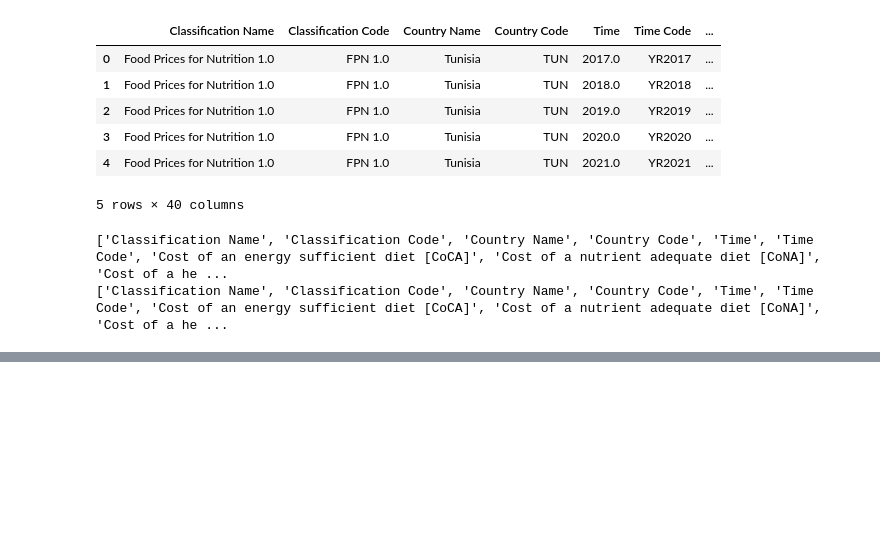
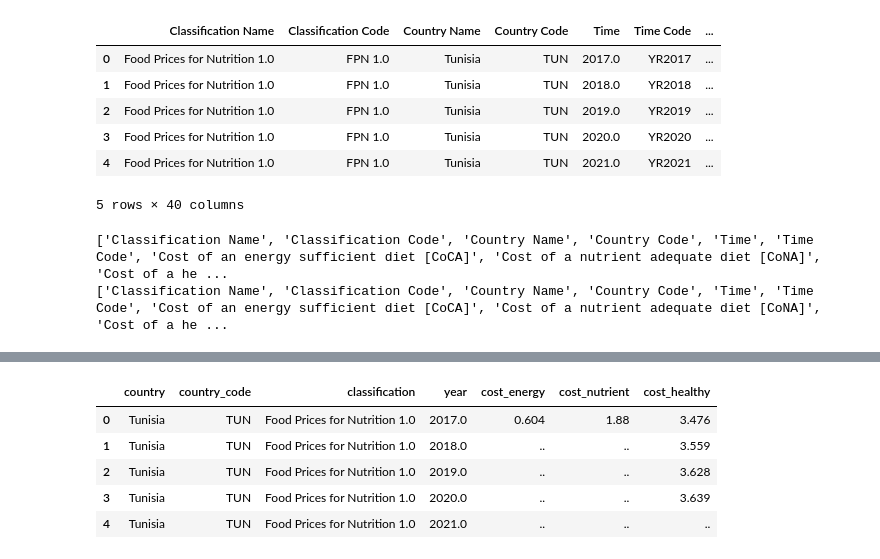
Before and after one commit to fionaharris05/SMU_REU_food_prices, a Jupyter notebook: notebooks/01_explore_food_prices.ipynb, the cells around one changed output, grey strips where cells are left out. Drawn from its saved outputs; the diff is of its cells as text; code cells hidden in the pictures; blank space fills up the shorter version.

```diff
--- a/notebooks/01_explore_food_prices.ipynb
+++ b/notebooks/01_explore_food_prices.ipynb
@@ -95,0 +112,34 @@ print(series.columns.tolist())
+# %%
+data_clean = data.rename(columns={
+    "Classification Name": "classification",
+    "Classification Code": "classification_code",
+    "Country Name": "country",
+    "Country Code": "country_code",
+    "Time": "year",
+    "Time Code": "year_code",
+
+    "Cost of an energy sufficient diet [CoCA]": "cost_energy",
+    "Cost of a nutrient adequate diet [CoNA]": "cost_nutrient",
+    "Cost of a healthy diet [CoHD]": "cost_healthy",
+})
+# %%
+important_columns = [
+    "country",
+    "country_code",
+    "classification",
+    "year",
+    "cost_energy",
+    "cost_nutrient",
+    "cost_healthy",
+]
+# %%
+diet_data = data_clean[important_columns].copy()
+
+diet_data.head()
+# %% [output]
+|  | country | country_code | classification | year | cost_energy | cost_nutrient | cost_healthy |
+| 0 | Tunisia | TUN | Food Prices for Nutrition 1.0 | 2017.0 | 0.604 | 1.88 | 3.476 |
+| 1 | Tunisia | TUN | Food Prices for Nutrition 1.0 | 2018.0 | .. | .. | 3.559 |
+| 2 | Tunisia | TUN | Food Prices for Nutrition 1.0 | 2019.0 | .. | .. | 3.628 |
+| 3 | Tunisia | TUN | Food Prices for Nutrition 1.0 | 2020.0 | .. | .. | 3.639 |
+| 4 | Tunisia | TUN | Food Prices for Nutrition 1.0 | 2021.0 | .. | .. | .. |
```
Also changed, not shown: parts of 46 cells of this notebook, 7 other files.
